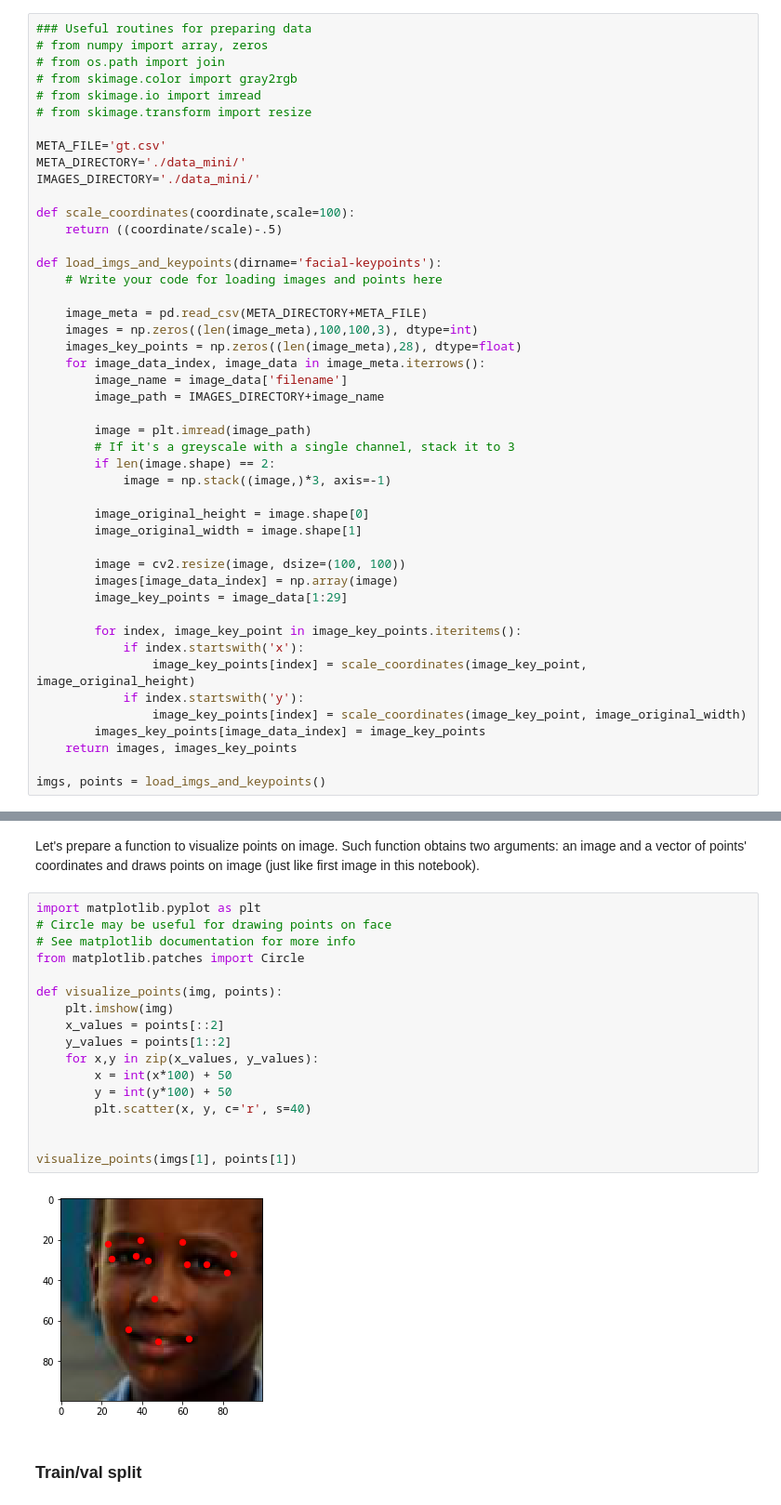
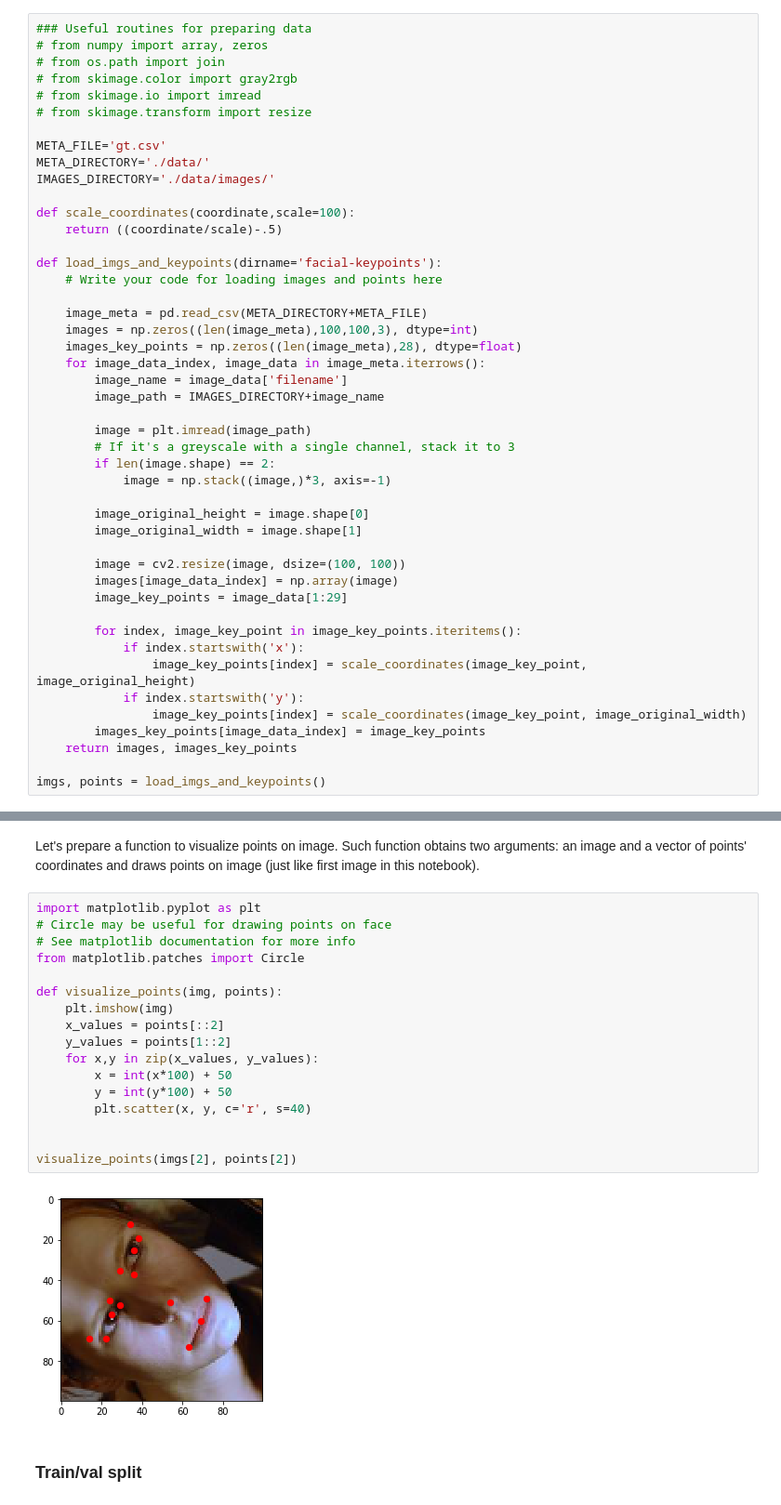
Before and after one commit to nikhilkuria/workbooks, a Jupyter notebook: courseera-deep-learning-image/week2/facial-keypoints/Facial keypoints.ipynb, the cells around one changed output, grey strips where cells are left out. Shown at 93% size. Cells and saved outputs as stored; diff of their text form.

```diff
--- a/courseera-deep-learning-image/week2/facial-keypoints/Facial keypoints.ipynb
+++ b/courseera-deep-learning-image/week2/facial-keypoints/Facial keypoints.ipynb
@@ -33,8 +33,8 @@ import numpy as np
 # from skimage.transform import resize
 
 META_FILE='gt.csv'
-META_DIRECTORY='./data_mini/'
-IMAGES_DIRECTORY='./data_mini/'
+META_DIRECTORY='./data/'
+IMAGES_DIRECTORY='./data/images/'
 
 def scale_coordinates(coordinate,scale=100):
     return ((coordinate/scale)-.5)
@@ -90,22 +90,22 @@ Let's prepare a function to visualize points on image. Such function obtains two
 # %%
 import matplotlib.pyplot as plt
 # Circle may be useful for drawing points on face
 # See matplotlib documentation for more info
 from matplotlib.patches import Circle
 
 def visualize_points(img, points):
     plt.imshow(img)
     x_values = points[::2]
     y_values = points[1::2]
     for x,y in zip(x_values, y_values):
         x = int(x*100) + 50
         y = int(y*100) + 50
         plt.scatter(x, y, c='r', s=40)
 
 
-visualize_points(imgs[1], points[1])
+visualize_points(imgs[2], points[2])
 # %% [output]
-[figure, old version]
+[figure, new version]
 # %% [markdown]
 ### Train/val split
 # %% [markdown]
```
Also changed, not shown: parts of 8 cells of this notebook, 1 other file.
